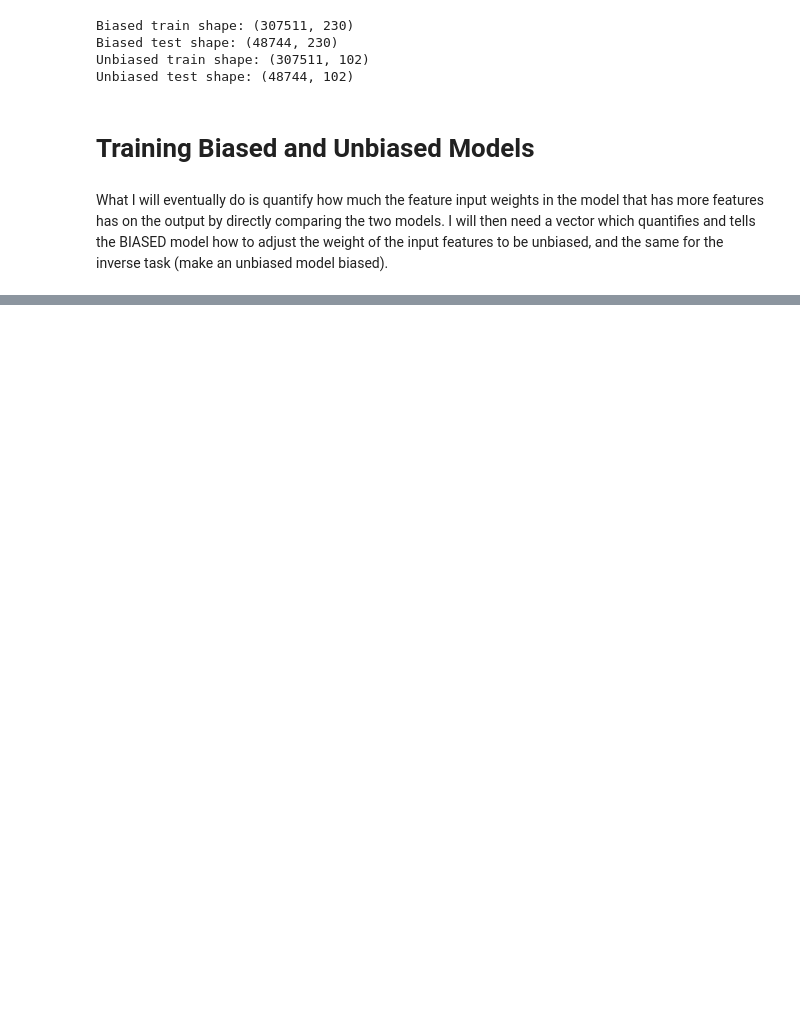
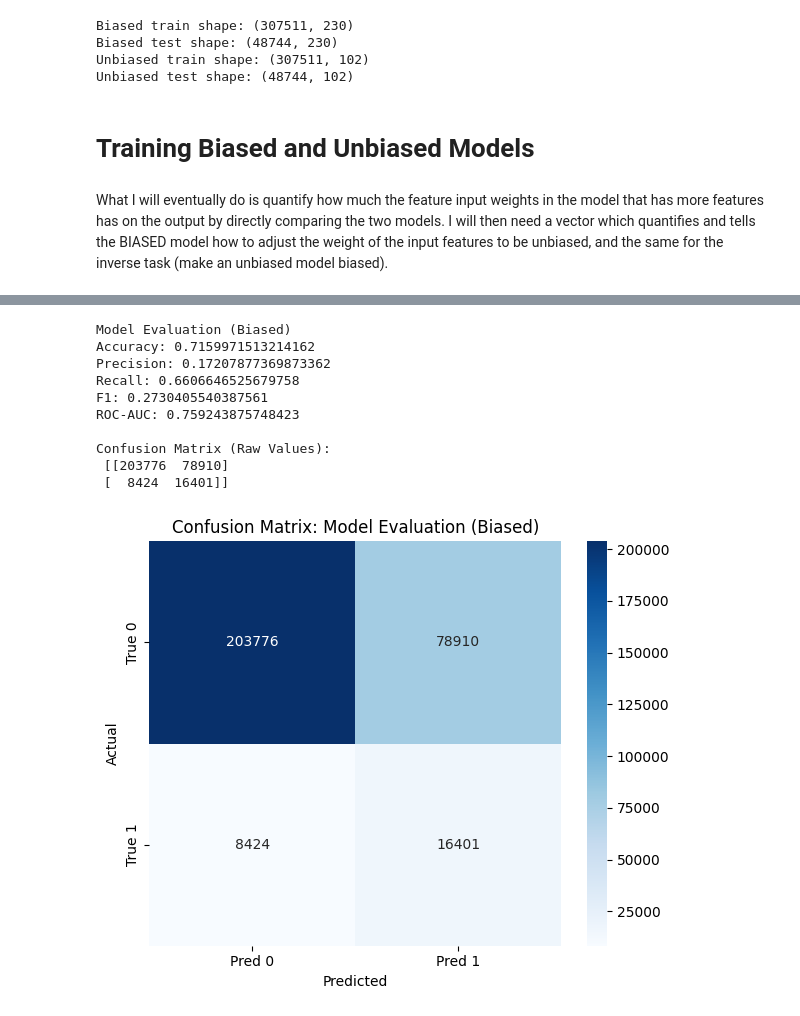
Before and after one commit to qayyumayaan/credit-risk-prediction-bias, a Jupyter notebook: ayaan/03_bias_mitigation.ipynb, the cells around one changed output, grey strips where cells are left out. Drawn from its saved outputs; the diff is of its cells as text; code cells hidden in the pictures; blank space fills up the shorter version.

Commit message:
Trained models

```diff
--- a/ayaan/03_bias_mitigation.ipynb
+++ b/ayaan/03_bias_mitigation.ipynb
@@ -408,22 +434,26 @@ lgbm = LGBMClassifier(
     verbose=-1,
 )
 
+# biased and unbiased data
+# X_biased_enc, X_test_biased_enc, y_biased, feature_names_biased, ct_biased = \
+# X_unbiased_enc, X_test_unbiased_enc, y_unbiased, feature_names_unbiased, ct_unbiased = \
+
 # Cross-validated predictions (5-fold)
-lgb_pred = cross_val_predict(lgbm, X_enc, y, cv=5, method="predict")
+lgb_pred = cross_val_predict(lgbm, X_biased_enc, y_biased, cv=5, method="predict")
 
-lgb_pred_proba = cross_val_predict(lgbm, X_enc, y, cv=5, method="predict_proba")[:, 1]
+lgb_pred_proba = cross_val_predict(lgbm, X_biased_enc, y_biased, cv=5, method="predict_proba")[:, 1]
 
 print("\nLightGBM CV Scores")
-scores(y, lgb_pred, lgb_pred_proba)
+scores(y_biased, lgb_pred, lgb_pred_proba)
 
 # Fit final model on ALL training data
-lgbm.fit(X_enc, y)
+lgbm.fit(X_biased_enc, y_biased)
 
 # # Predict on real test data
-lgbm_test_pred = lgbm.predict_proba(X_test_enc)[:, 1]
+lgbm_test_pred = lgbm.predict_proba(X_test_biased_enc)[:, 1]
 
 # Feature importance
-lgb_importance = pd.Series(lgbm.feature_importances_, index=feature_names).sort_values(
+lgb_importance = pd.Series(lgbm.feature_importances_, index=feature_names_biased).sort_values(
     ascending=False
 )
 
@@ -431,0 +489,14 @@ print(lgb_importance.head(20))
+# %%
+scores(y_biased, lgb_pred, lgb_pred_proba, title="Model Evaluation (Biased)")
+# %% [output]
+Model Evaluation (Biased)
+Accuracy: 0.7159971513214162
+Precision: 0.17207877369873362
+Recall: 0.6606646525679758
+F1: 0.2730405540387561
+ROC-AUC: 0.759243875748423
+
+Confusion Matrix (Raw Values):
+ [[203776  78910]
+ [  8424  16401]]
+[figure, added]
```
Also changed, not shown: parts of 5 cells of this notebook.
